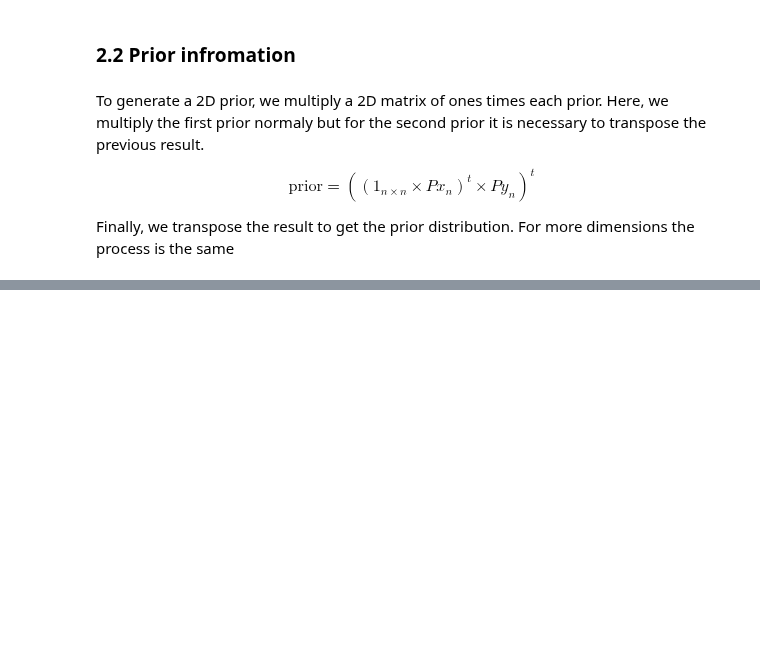
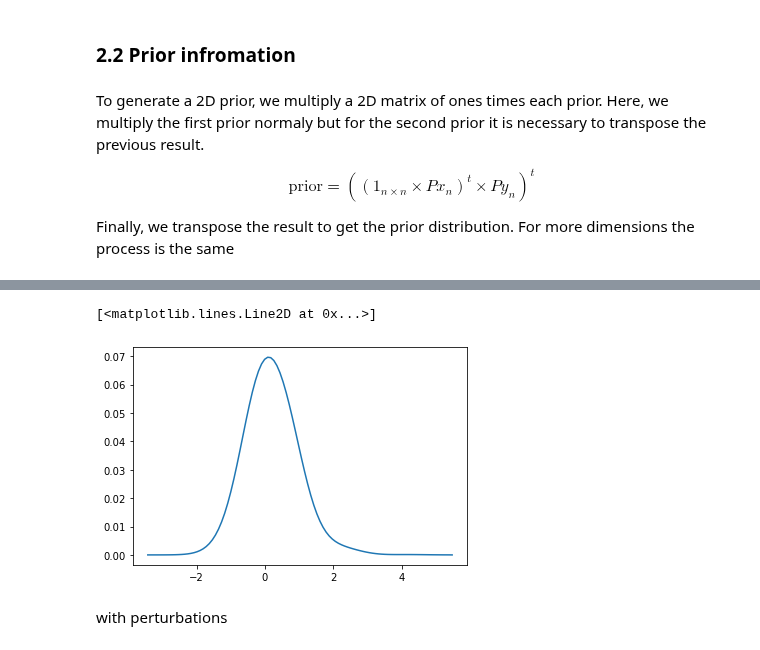
Before and after one commit to fjbautistas/kde_example, a Jupyter notebook: Marginal_Distributions.ipynb, the cells around one changed output, grey strips where cells are left out. Drawn from its saved outputs; the diff is of its cells as text; code cells hidden in the pictures; blank space fills up the shorter version.

```diff
--- a/Marginal_Distributions.ipynb
+++ b/Marginal_Distributions.ipynb
@@ -220,0 +248,7 @@ posterior = likelihood.pdf_std*prior.prior_pdf
+# %%
+plt.plot(likelihood.std_interval[2], Np_marginal)
+# %% [output]
+[<matplotlib.lines.Line2D at 0x...>]
+[figure, added]
+# %% [markdown]
+with perturbations
```
Also changed, not shown: parts of 16 cells of this notebook, 2 other files.
